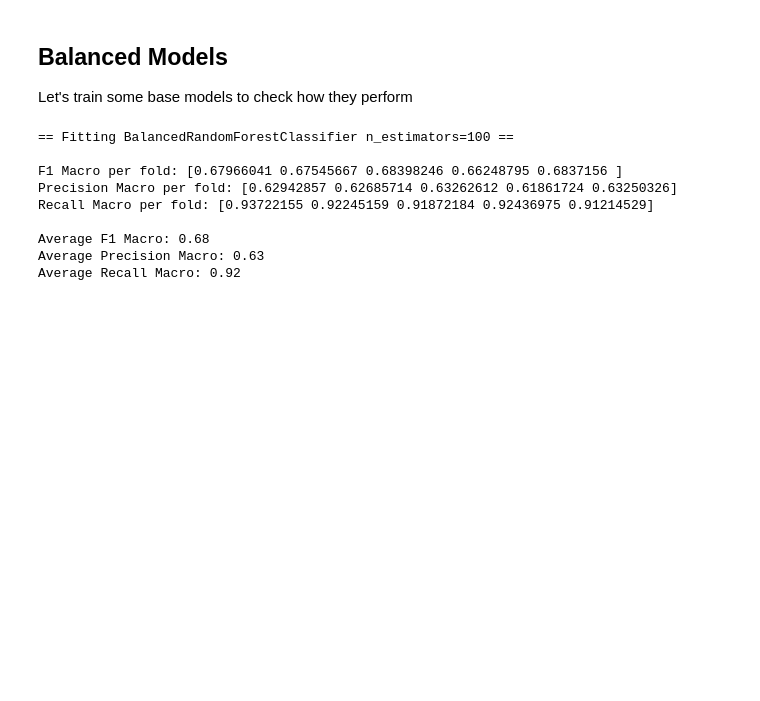
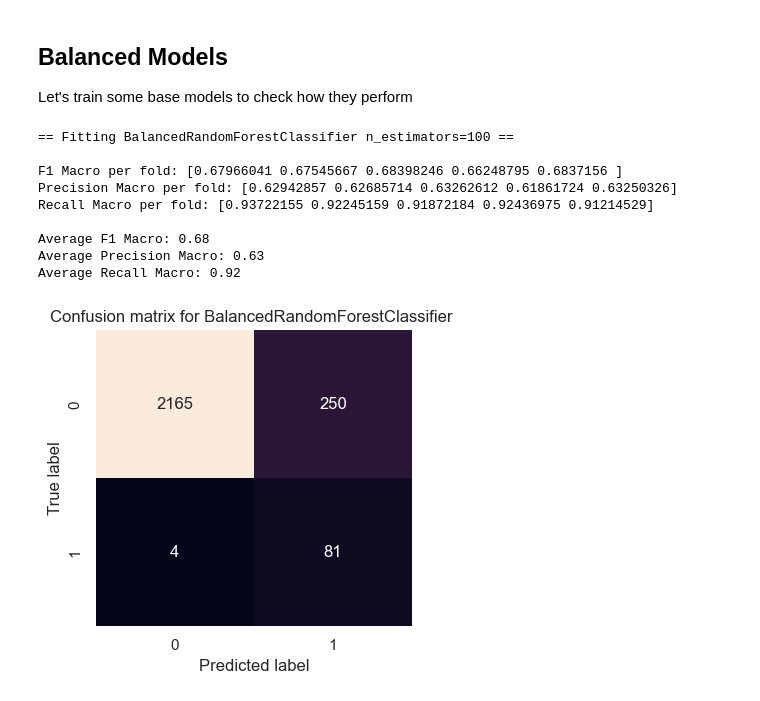
Before and after one commit to nayana-sisil/predictive-maintenance-ml, a Jupyter notebook: Predictive_maintaince.ipynb, the cells around one changed output. Drawn from its saved outputs; the diff is of its cells as text; code cells hidden in the pictures; blank space fills up the shorter version.

Commit message:
balanced random forrest added + confusin matrix

```diff
--- a/Predictive_maintaince.ipynb
+++ b/Predictive_maintaince.ipynb
@@ -668,3 +668,18 @@ Recall Macro per fold: [0.93722155 0.92245159 0.91872184 0.92436975 0.91214529]
 Average F1 Macro: 0.68
 Average Precision Macro: 0.63
 Average Recall Macro: 0.92
+# %%
+clf.fit(X_train, y_train)
+y_pred =  clf.predict(X_test)
+
+cm = confusion_matrix(y_test,y_pred)
+
+plt.figure(figsize=(4,4))
+plt.title('Confusion matrix for BalancedRandomForestClassifier ')
+sns.heatmap(data=cm, annot=True, fmt='d', cbar=False)
+plt.xlabel('Predicted label')
+plt.ylabel('True label')
+plt.tight_layout()
+plt.show()
+# %% [output]
+[figure, added]
```
